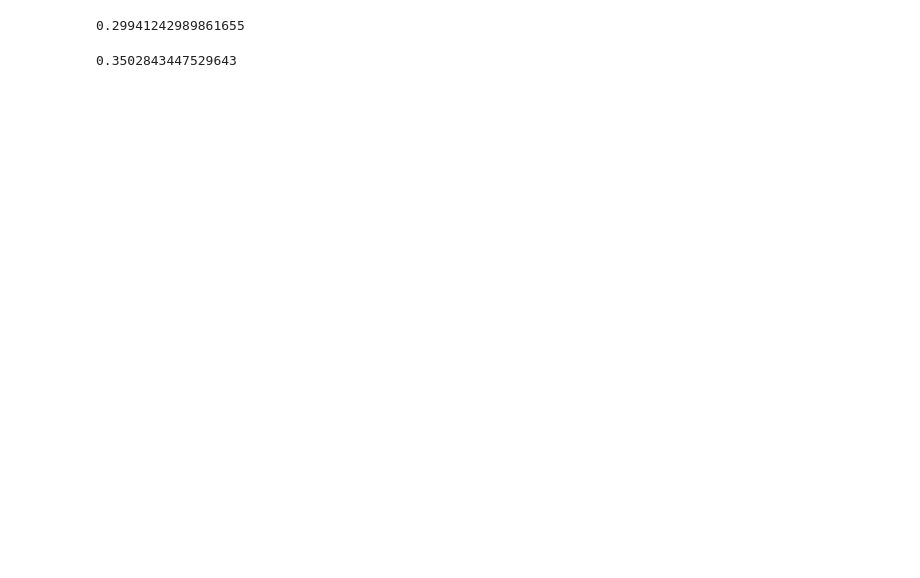
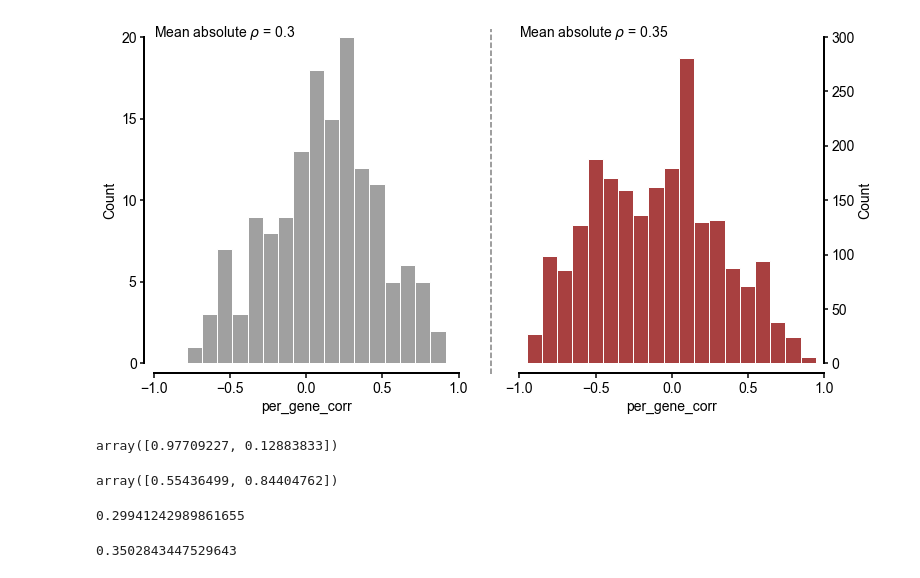
Before and after one commit to deeprob/starrseq_results, a Jupyter notebook: 6_link_da_enhancers_to_de_genes/notebooks/0_da_de_corr.ipynb, the cells around one changed output. Cells and saved outputs as stored; diff of their text form; code cells hidden in the pictures; blank space fills up the shorter version.

```diff
--- a/6_link_da_enhancers_to_de_genes/notebooks/0_da_de_corr.ipynb
+++ b/6_link_da_enhancers_to_de_genes/notebooks/0_da_de_corr.ipynb
@@ -4,0 +1,20 @@ import seaborn as sns
+# %%
+import os
+import numpy as np
+from scipy.stats import pearsonr
+import pandas as pd
+
+
+# plotting modules
+import seaborn as sns
+from matplotlib.ticker import MultipleLocator
+import matplotlib
+import matplotlib.pyplot as plt
+matplotlib.rcParams['pdf.fonttype'] = 42
+matplotlib.rcParams['ps.fonttype'] = 42
+matplotlib.rcParams['font.sans-serif'] = "Arial" # missing fonts:: https://alexanderlabwhoi.github.io/post/2021-03-missingfont/
+# Then, "ALWAYS use sans-serif fonts"
+matplotlib.rcParams['font.family'] = "sans-serif"
+matplotlib.rcParams.update({'font.size': 14, 'axes.linewidth': 2, 'xtick.major.width': 1.5, 'xtick.major.size': 5, 'ytick.major.width': 1.5, 'ytick.major.size': 4})
+from matplotlib.backends.backend_pdf import PdfPages
+from matplotlib.patches import ConnectionPatch
@@ -32,0 +56,38 @@ abc_df = get_active_enhancer_corr(abc_activity_file, libraries, abc_save_file)
+# %%
+# define canvas
+fig, axes = plt.subplots(1, 2, figsize=(12,6), sharex=True)
+# abc df
+sns.histplot(data=abc_df, x="per_gene_corr", bins=20, binwidth=0.1, ax=axes[0], edgecolor="w", color="grey")
+# nearest df
+sns.histplot(data=nearest_df, x="per_gene_corr", bins=20, binwidth=0.1, ax=axes[1], edgecolor="w", color="darkred")
+# abc figure modify
+axes[0].spines[['top', 'right']].set_visible(False)
+axes[0].set_yticks([0, 5, 10, 15, 20])
+axes[0].set_ylim(0, 20)
+axes[0].set_xlim(-1, 1)
+abs_per_gene_corr=round(abc_df.per_gene_corr.abs().mean(), 2)
+axes[0].text(-1, 20, fr"Mean absolute $\rho$ = {abs_per_gene_corr}")
+axes[0].spines.left.set_position(('outward', 10))
+axes[0].spines.bottom.set_position(('outward', 10))
+
+# nearest figure modify
+axes[1].yaxis.tick_right()
+axes[1].yaxis.set_label_position("right")
+axes[1].spines[['top', 'left']].set_visible(False)
+axes[1].set_yticks([0, 50, 100, 150, 200, 250, 300])
+axes[1].set_ylim(0, 300)
+axes[1].set_xlim(-1, 1)
+nearest_per_gene_corr=round(nearest_df.per_gene_corr.abs().mean(), 2)
+axes[1].text(-1, 300, fr"Mean absolute $\rho$ = {nearest_per_gene_corr}")
+axes[1].spines.left.set_position(('outward', 10))
+axes[1].spines.bottom.set_position(('outward', 10))
+
+# creating a separation between the plots
+transFigure = fig.transFigure.inverted()
+line1 = matplotlib.lines.Line2D((0.515,0.515),(0.1,0.9),
+                               transform=fig.transFigure,
+                               ls='--',
+                               color='grey')
+fig.lines.extend([line1])
+# %% [output]
+[figure, added]
@@ -33,3 +97,11 @@ abc_df = get_active_enhancer_corr(abc_activity_file, libraries, abc_save_file)
+# %%
+coord2
+# %% [output]
+array([0.97709227, 0.12883833])
+# %%
+coord1
+# %% [output]
+array([0.55436499, 0.84404762])
 # %%
 abc_df.per_gene_corr.abs().mean()
 # %% [output]
```
Also changed, not shown: parts of 5 cells of this notebook, 10 other files.
